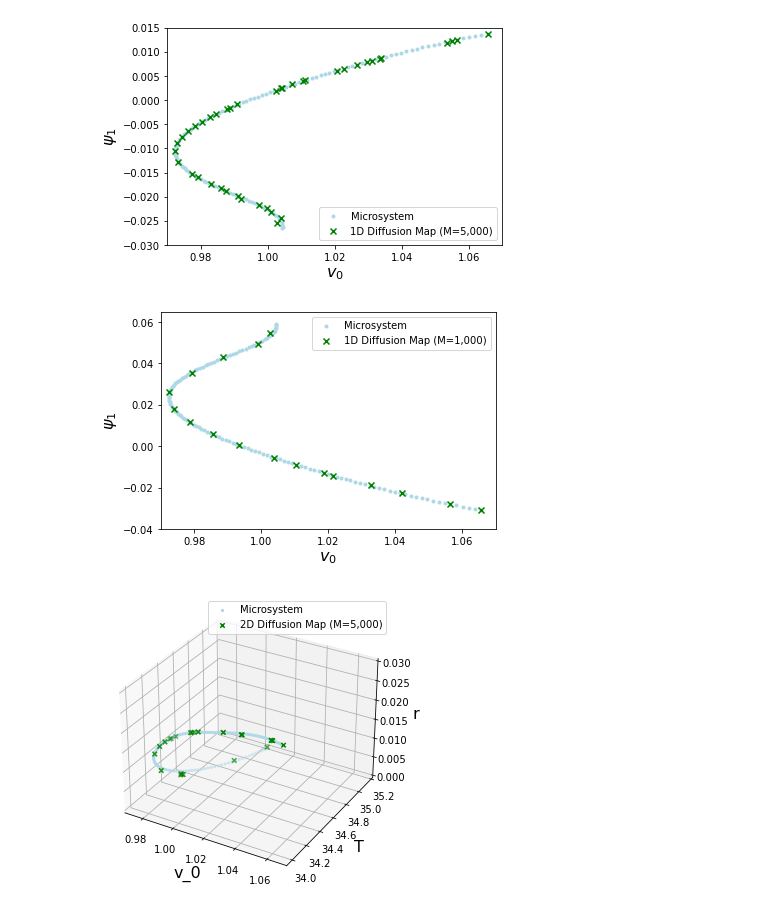
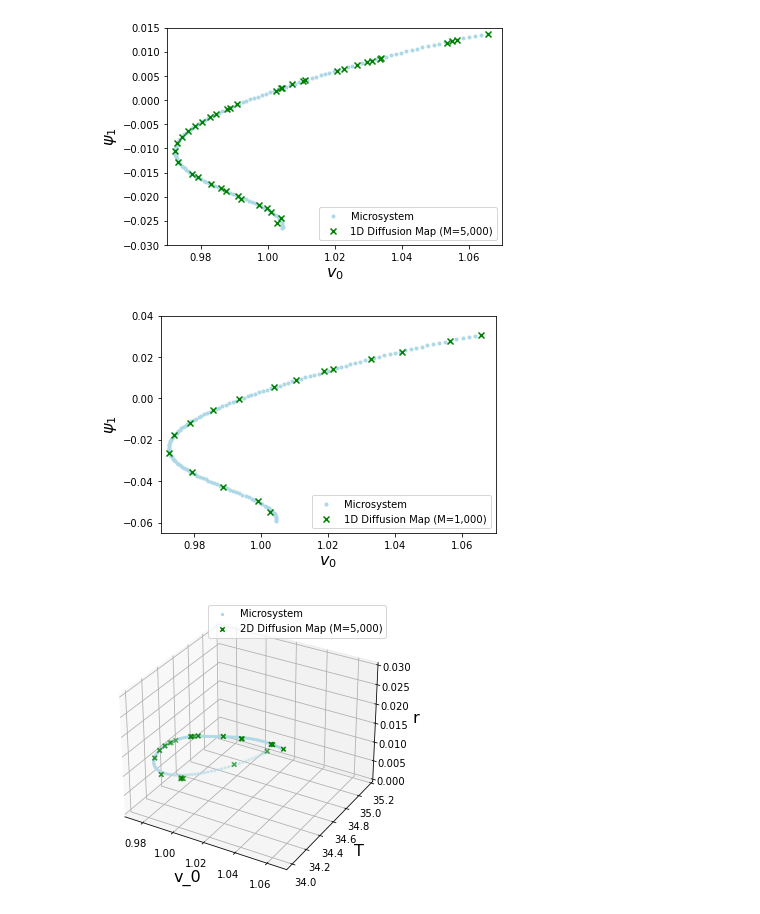
Before and after one commit to sandstede-lab/Equation-free-modeling, a Jupyter notebook: plot_eq_free.ipynb, the cells around one changed output. Drawn from its saved outputs; the diff is of its cells as text; code cells hidden in the pictures.

Commit message:
Updated figure labels

```diff
--- a/plot_eq_free.ipynb
+++ b/plot_eq_free.ipynb
@@ -221,16 +221,16 @@ plt.show()
 # %%
 # plot the full 1D bifurcation curve
 micro1D_reduced = np.loadtxt(open("results/1000micro1D.csv", "rb"), delimiter=",")
-plt.scatter(micro1D_reduced[:,1], micro1D_reduced[:,0], c=color1, marker = '.', label = 'Microsystem')
-plt.scatter(efd1D_1000[1,:], efd1D_1000[0,:], marker = 'x', c=color2,  label = '1D Diffusion Map (M=1,000)')
-plt.legend(loc='upper right', fontsize = 10)
+plt.scatter(micro1D_reduced[:,1], -micro1D_reduced[:,0], c=color1, marker = '.', label = 'Microsystem')
+plt.scatter(efd1D_1000[1,:], -efd1D_1000[0,:], marker = 'x', c=color2,  label = '1D Diffusion Map (M=1,000)')
+plt.legend(loc='lower right', fontsize = 10)
 plt.xlabel('$v_0$', size=16)
 plt.ylabel('$\psi_1$', size=16)
 plt.xlim([0.97, 1.07])
-plt.ylim([-0.04, 0.065])
+plt.ylim([-0.065, 0.04])
 plt.show()
 # %% [output]
-[figure, old version]
+[figure, new version]
 # %%
 # plot the 2d bifurcation diagrams
 micro2D = np.loadtxt(open("results/micro2D.csv", "rb"), delimiter=",")
```
Also changed, not shown: parts of 5 cells of this notebook.
